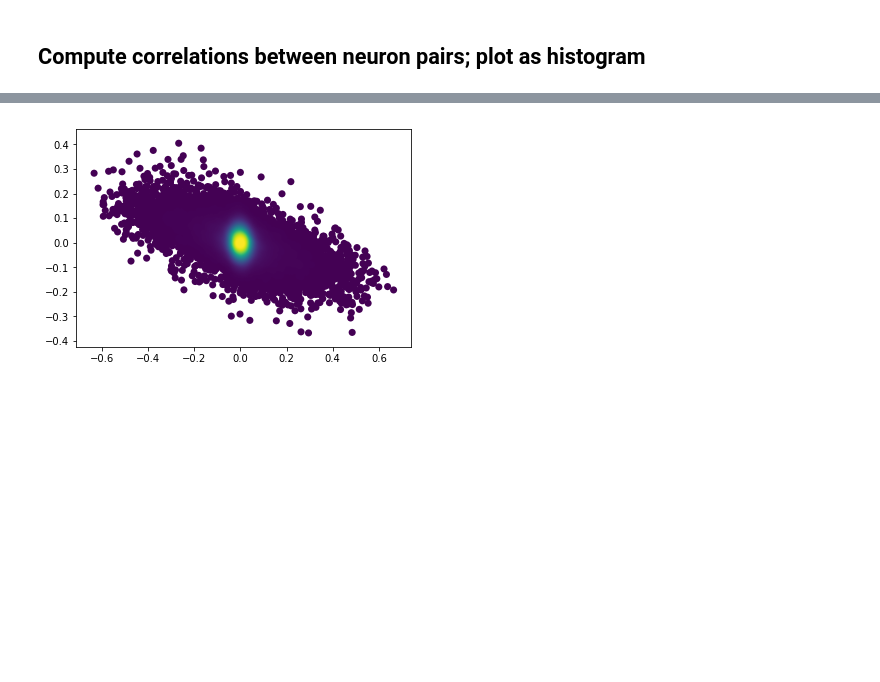
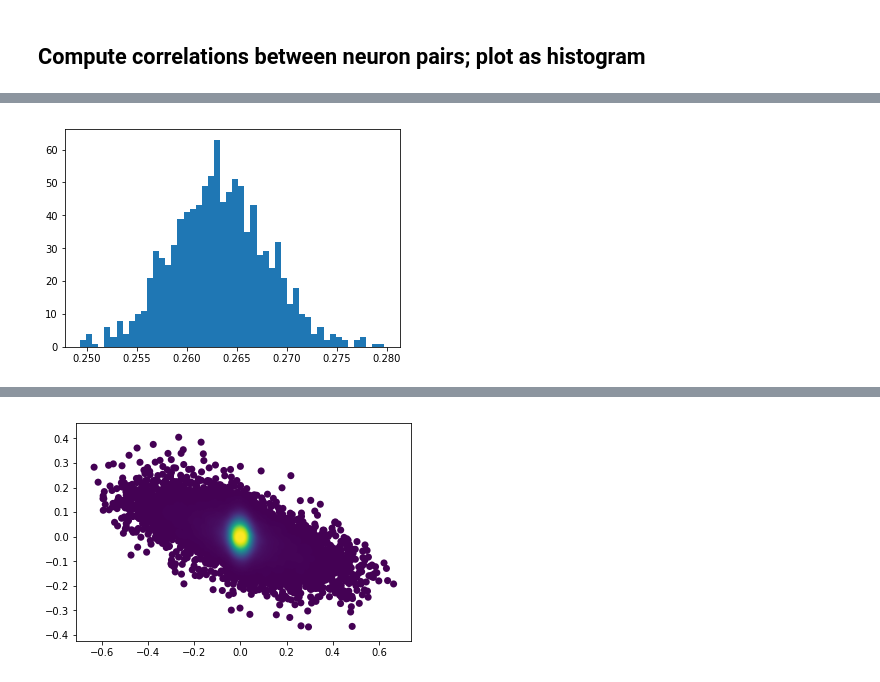
Before and after one commit to ncinko/RW, a Jupyter notebook: Plotting bases.ipynb, the cells around one changed output, grey strips where cells are left out. Saved outputs shown, nothing was run; the diff lists cells and outputs as text; code cells hidden in the pictures; blank space fills up the shorter version.

```diff
--- a/Plotting bases.ipynb
+++ b/Plotting bases.ipynb
@@ -171 +176,6 @@ plt.show()"""
 "plt.scatter(noise_corr_list, corr_list)\nplt.axis('equal')\nplt.show()"
+# %%
+ahat = fista.fista(I, bases, lambdav = 0.01, max_iterations=500)
+#ahat = np.random.normal(0.0, 1e-2, size = ahat.shape)
+print(U(ahat))
+print(I.shape)
@@ -171,0 +185,16 @@ plt.show()"""
+# %%
+#print(0.01*np.sum(np.log(1 + ahat**2)))
+
+grad = 0
+for i in range(256):
+    im = I[i]
+    reco = bases.dot(ahat)[i]
+    grad += 2*(im - reco)*(-bases[i,6])
+
+print(grad)
+
+#print(bases.shape)
+print(np.sum((I - bases.dot(ahat))*(-2*bases), axis = 0))
+
+
+#print(np.sum(np.abs(I-bases.dot(ahat))))
@@ -171,0 +329,10 @@ plt.show()"""
+# %%
+for i in range(1000):
+    if i % 100 ==0:
+        print(i)
+    #print(U(old_sample, bases, 0.01))
+    energies6.append(U(old_sample, bases, 0.01))
+    new_sample = HMC(0.1,50, old_sample)
+    #print(new_sample[1])
+    samplelist6[i,:,:] = new_sample
+    old_sample = new_sample
@@ -171,0 +358,5 @@ plt.show()"""
+# %%
+plt.hist(energies6,bins=50)
+plt.show()
+# %% [output]
+[figure, added]
```
Also changed, not shown: parts of 23 cells of this notebook, 2 other files.
